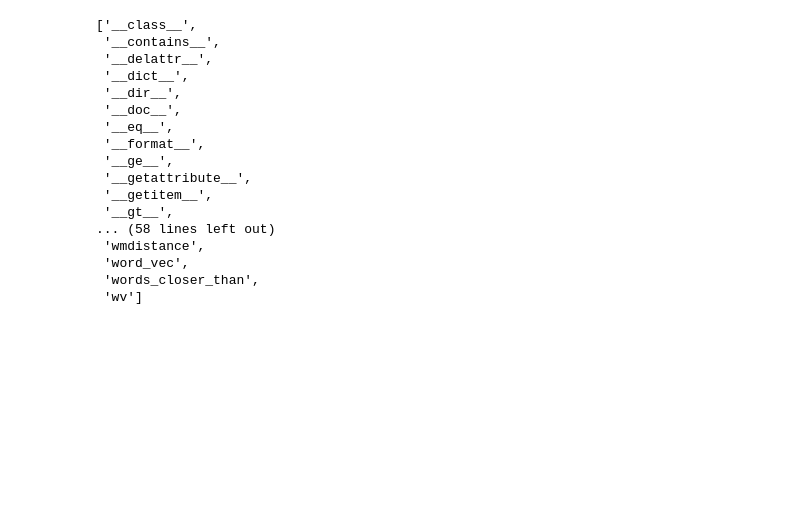
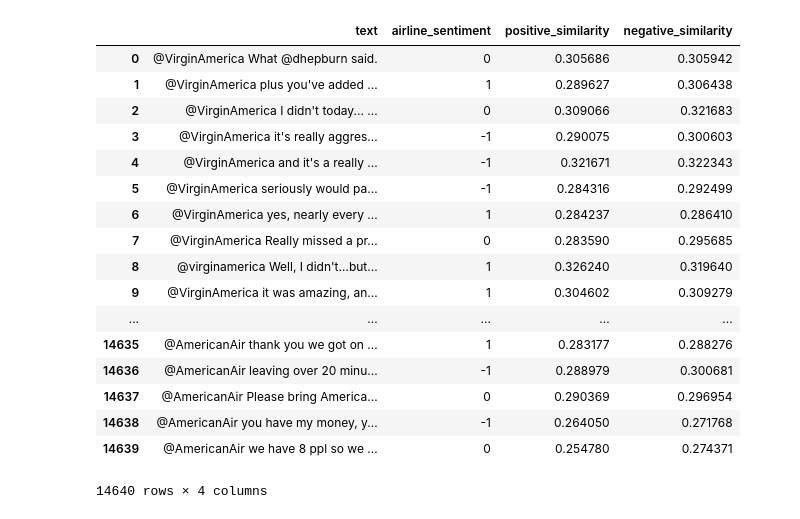
Before and after one commit to jpl126/NLP, a Jupyter notebook: prototypes/word_similarity.ipynb, the cells around one changed output. Drawn from its saved outputs; the diff is of its cells as text; code cells hidden in the pictures; blank space fills up the shorter version.

Commit message:
words exploration

```diff
--- a/prototypes/word_similarity.ipynb
+++ b/prototypes/word_similarity.ipynb
@@ -21,0 +119,4 @@ log = logging.getLogger()
+# %%
+positive_vectors = [
+    'thank', 'great', 'appreciate', 'love', 'guys', 'much', 'good', 'best', 'awesome', 'us', 'amazing'
+]
@@ -22,11 +149,6 @@ log = logging.getLogger()
 # %%
 glove_file = datapath('/nlp/data/glove.6B.100d.txt')
 word2vec_glove_file = get_tmpfile("glove.6B.100d.word2vec.txt")
+model = KeyedVectors.load_word2vec_format(word2vec_glove_file)
 # %%
 model = KeyedVectors.load_word2vec_format(word2vec_glove_file)
-# %%
-postive_vectors = np.array([
-    'good', 'positive', 'well', 'fantastic', 'great', 'nice'
-])
-negative_vectors = np.array([
-    'bad', 'negative', 'awfully', 'terrible', 'awful', 'horrible'])
@@ -37,14 +155,29 @@ negative_vectors.shape[0]
 # %%
-def get_average_similarity(model: KeyedVectors, word: str, vectors: np.array) -> Union[float, None]:
+def get_average_similarity(model: KeyedVectors, word: str, vectors: List[str]) -> Union[float, None]:
     """
     Predict average similarity betweeen a word and a vector of sentimental words.
-    :param vectors: np.array of strings
     """
     similarity = 0
     for vec in vectors:
         try:
             similarity += model.similarity(word, vec)
         except KeyError as e:
-            log.warning('Word %s not in dataset.', word)
             return None
-    return similarity / vectors.shape[0]
+    return similarity / len(vectors)
+
+
+def get_pharse_average_similarity(
+        phrase: List[str], model: KeyedVectors, vectors: List[str]) -> Tuple[float, float]:
+    """
+    Get average positive and negative similarity
+    """
+    vec_sim = 0
+    words_count = 0
+    for word in phrase:
+        if word not in model.vocab:
+            continue
+        vec_sim += get_average_similarity(model, word, vectors)
+        words_count += 1
+    if vec_sim == 0:
+        return np.nan
+    return vec_sim / words_count
@@ -144,20 +184,23 @@ KeyError: "word 'negtive' not in vocabulary"
-# %%
-dir(model)
-# %% [output]
-['__class__',
- '__contains__',
- '__delattr__',
- '__dict__',
- '__dir__',
- '__doc__',
- '__eq__',
- '__format__',
- '__ge__',
- '__getattribute__',
- '__getitem__',
- '__gt__',
-... (58 lines left out)
- 'wmdistance',
- 'word_vec',
- 'words_closer_than',
- 'wv']
+# %%
+data_['positive_similarity'] = data_['text'].apply(get_pharse_average_similarity, args=(model, positive_vectors))
+data_['negative_similarity'] = data_['text'].apply(get_pharse_average_similarity, args=(model, negative_vectors))
+data_
+# %% [output]
+|  | text | airline_sentiment | positive_similarity | negative_similarity |
+| 0 | @VirginAmerica What @dhepburn said. | 0 | 0.305686 | 0.305942 |
+| 1 | @VirginAmerica plus you've added ... | 1 | 0.289627 | 0.306438 |
+| 2 | @VirginAmerica I didn't today... ... | 0 | 0.309066 | 0.321683 |
+| 3 | @VirginAmerica it's really aggres... | -1 | 0.290075 | 0.300603 |
+| 4 | @VirginAmerica and it's a really ... | -1 | 0.321671 | 0.322343 |
+| 5 | @VirginAmerica seriously would pa... | -1 | 0.284316 | 0.292499 |
+| 6 | @VirginAmerica yes, nearly every ... | 1 | 0.284237 | 0.286410 |
+| 7 | @VirginAmerica Really missed a pr... | 0 | 0.283590 | 0.295685 |
+| 8 | @virginamerica Well, I didn't…but... | 1 | 0.326240 | 0.319640 |
+| 9 | @VirginAmerica it was amazing, an... | 1 | 0.304602 | 0.309279 |
+| ... | ... | ... | ... | ... |
+| 14635 | @AmericanAir thank you we got on ... | 1 | 0.283177 | 0.288276 |
+| 14636 | @AmericanAir leaving over 20 minu... | -1 | 0.288979 | 0.300681 |
+| 14637 | @AmericanAir Please bring America... | 0 | 0.290369 | 0.296954 |
+| 14638 | @AmericanAir you have my money, y... | -1 | 0.264050 | 0.271768 |
+| 14639 | @AmericanAir we have 8 ppl so we ... | 0 | 0.254780 | 0.274371 |
+14640 rows × 4 columns
```
Also changed, not shown: parts of 28 cells of this notebook, 1 other file.
